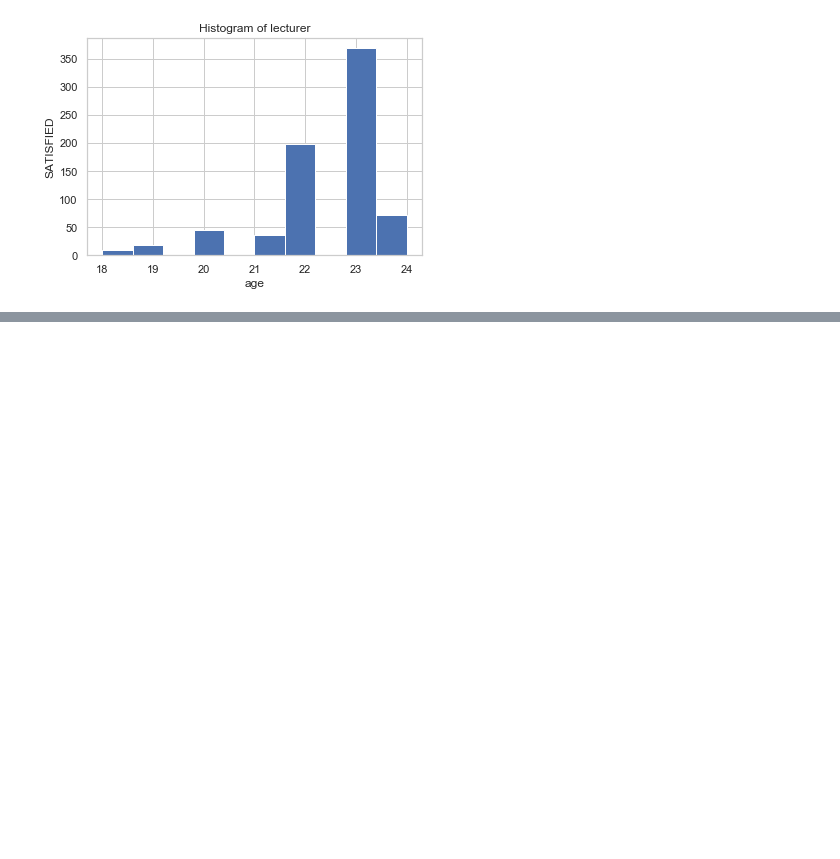
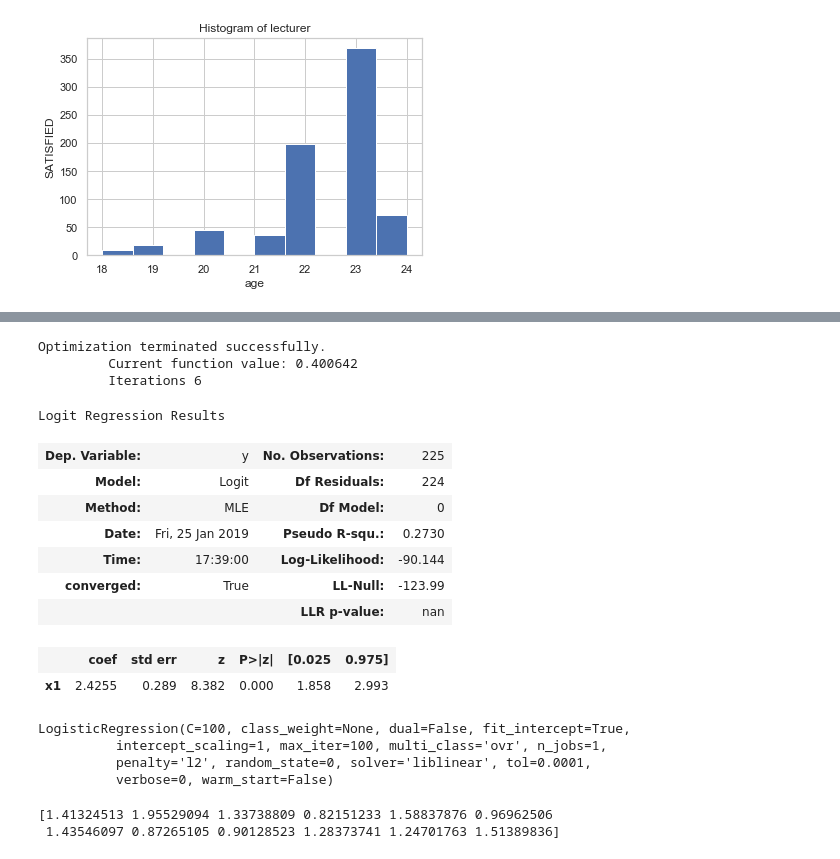
Before and after one commit to billyotieno/oraclel_ml_ninjas, a Jupyter notebook: Dr nyawate/Logistic regression Student satisfaction with triaining.ipynb, the cells around one changed output, grey strips where cells are left out. Saved outputs shown, nothing was run; the diff lists cells and outputs as text; code cells hidden in the pictures; blank space fills up the shorter version.

```diff
--- a/Dr nyawate/Logistic regression Student satisfaction with triaining.ipynb
+++ b/Dr nyawate/Logistic regression Student satisfaction with triaining.ipynb
@@ -187,0 +274,39 @@ ValueError: could not convert string to float: 'BCOM'
+# %%
+import statsmodels.api as sm
+import numpy as np
+# X = np.random.normal(0, 1, (100, 3))
+# y = np.random.choice([0, 1], 100)
+res = sm.Logit(lr_pred, y_test).fit()
+res.summary()
+# %% [output]
+Optimization terminated successfully.
+         Current function value: 0.400642
+         Iterations 6
+Logit Regression Results
+| Dep. Variable: | y | No. Observations: | 225 |
+| Model: | Logit | Df Residuals: | 224 |
+| Method: | MLE | Df Model: | 0 |
+| Date: | Fri, 25 Jan 2019 | Pseudo R-squ.: | 0.2730 |
+| Time: | 17:39:00 | Log-Likelihood: | -90.144 |
+| converged: | True | LL-Null: | -123.99 |
+|  |  | LLR p-value: | nan |
+|  | coef | std err | z | P>|z| | [0.025 | 0.975] |
+| x1 | 2.4255 | 0.289 | 8.382 | 0.000 | 1.858 | 2.993 |
+# %%
+X_train, X_test, y_train, y_test = train_test_split(X, y, test_size = 0.2, random_state = 42)
+classifier = LogisticRegression(random_state = 0, C=100)
+classifier.fit(X_train, y_train)
+# %% [output]
+LogisticRegression(C=100, class_weight=None, dual=False, fit_intercept=True,
+          intercept_scaling=1, max_iter=100, multi_class='ovr', n_jobs=1,
+          penalty='l2', random_state=0, solver='liblinear', tol=0.0001,
+          verbose=0, warm_start=False)
+# %%
+import numpy as np
+
+coef = classifier.coef_[0]
+
+print(np.exp(coef))
+# %% [output]
+[1.41324513 1.95529094 1.33738809 0.82151233 1.58837876 0.96962506
+ 1.43546097 0.87265105 0.90128523 1.28373741 1.24701763 1.51389836]
```
Also changed, not shown: parts of 16 cells of this notebook, 17 other files.
